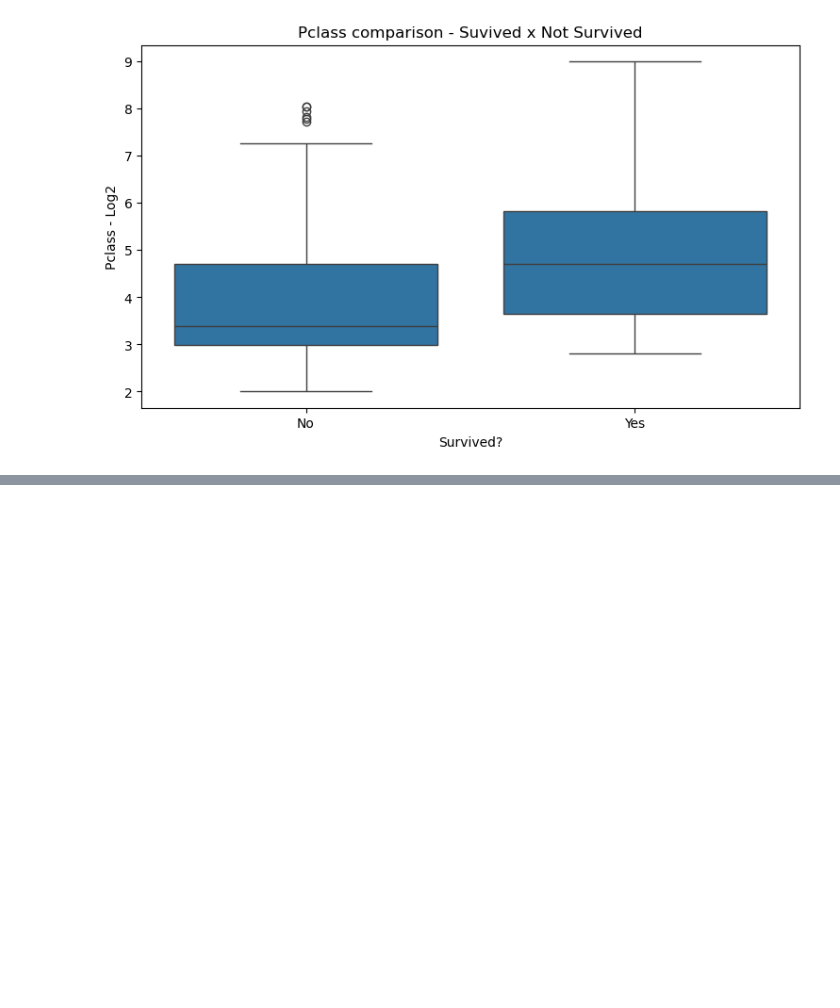
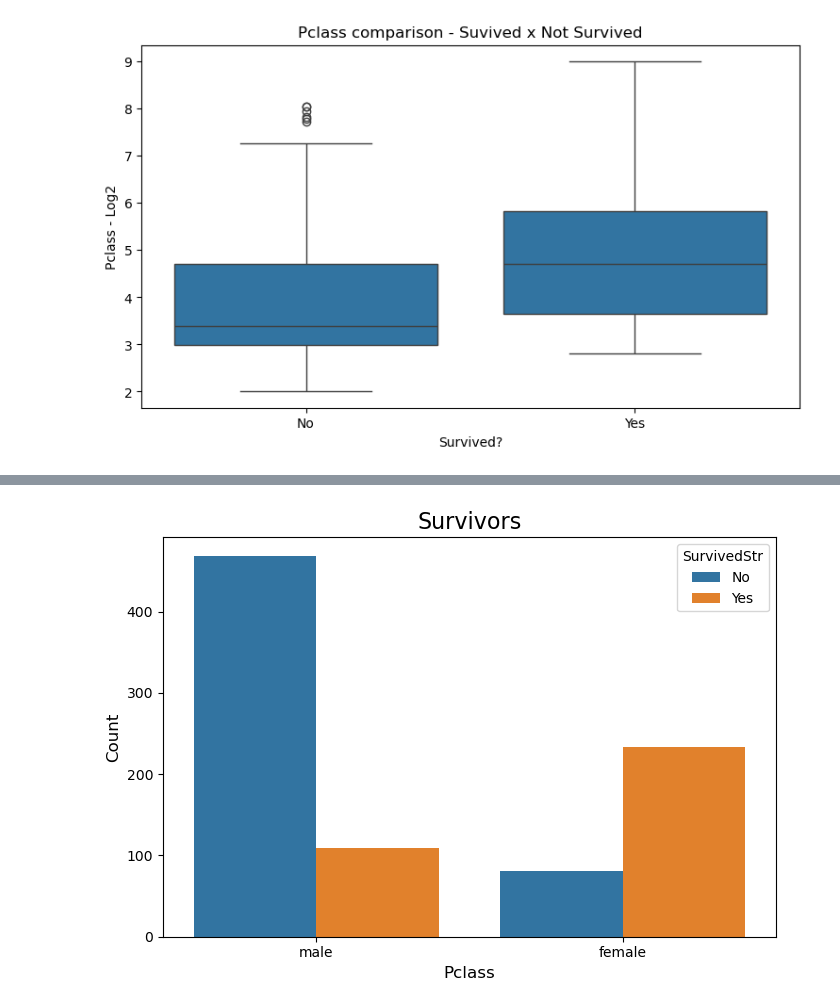
Before and after one commit to gdserafini/titanic-machine-learning, a Jupyter notebook: src/exploratory_data_analysis.ipynb, the cells around one changed output, grey strips where cells are left out. Cells and saved outputs as stored; diff of their text form; code cells hidden in the pictures; blank space fills up the shorter version.

Commit message:
update -> add gender graph

```diff
--- a/src/exploratory_data_analysis.ipynb
+++ b/src/exploratory_data_analysis.ipynb
@@ -159,0 +176,10 @@ plt.show()
+# %%
+plt.figure(figsize=(7,5))
+sns.countplot(data=train_data, x='Sex', hue='SurvivedStr')
+plt.title('Survivors', fontsize=16)
+plt.xlabel('Pclass', fontsize=12)
+plt.ylabel('Count', fontsize=12)
+plt.tight_layout()
+plt.show()
+# %% [output]
+[figure, added]
```
Also changed, not shown: parts of 5 cells of this notebook.
